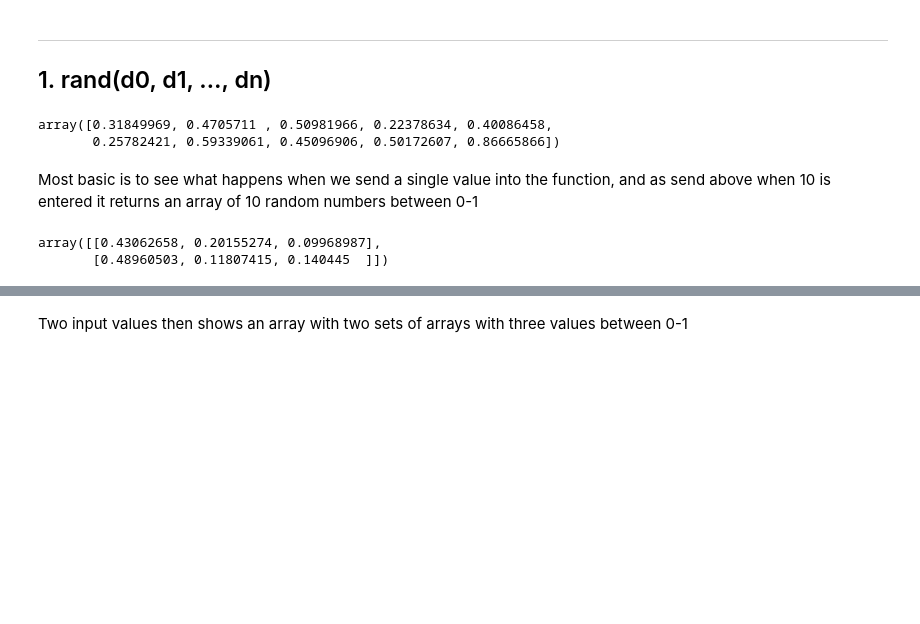
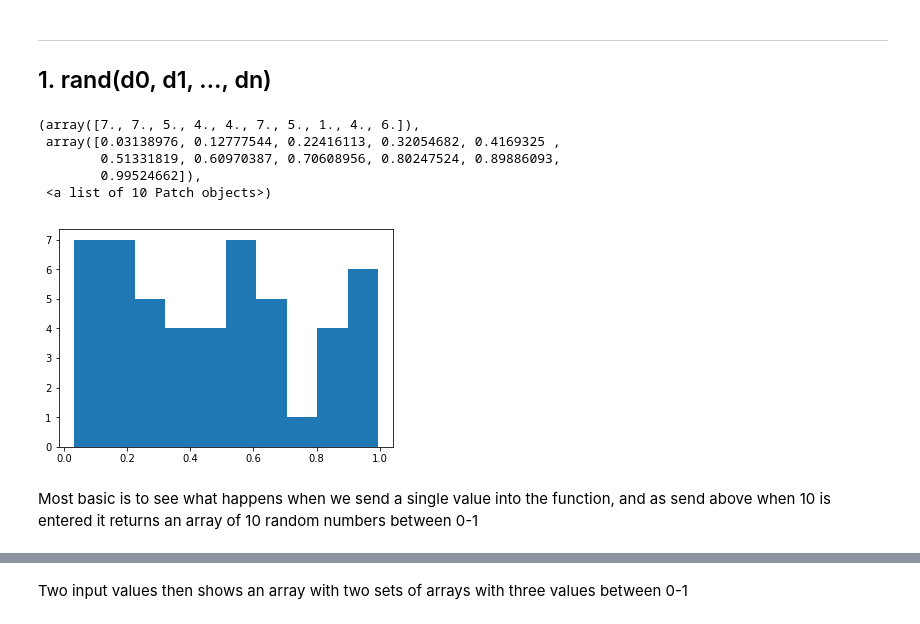
Before and after one commit to EoinStankard/DataAnalysis_Numpy_Assignment, a Jupyter notebook: Numpy-random-assignment.ipynb, the cells around one changed output, grey strips where cells are left out. Saved outputs shown, nothing was run; the diff lists cells and outputs as text; code cells hidden in the pictures; blank space fills up the shorter version.

Commit message:
Added some plots

```diff
--- a/Numpy-random-assignment.ipynb
+++ b/Numpy-random-assignment.ipynb
@@ -39,15 +39,18 @@ In this section i am going to pick a few of the functions and try to explain the
 # %%
 import numpy as np
 import matplotlib.pyplot as plt
-# %%
-np.random.rand(10)
-# %% [output]
-array([0.31849969, 0.4705711 , 0.50981966, 0.22378634, 0.40086458,
-       0.25782421, 0.59339061, 0.45096906, 0.50172607, 0.86665866])
+# %%
+x = np.random.rand(50)
+# %%
+plt.hist(x)
+# %% [output]
+(array([7., 7., 5., 4., 4., 7., 5., 1., 4., 6.]),
+ array([0.03138976, 0.12777544, 0.22416113, 0.32054682, 0.4169325 ,
+        0.51331819, 0.60970387, 0.70608956, 0.80247524, 0.89886093,
+        0.99524662]),
+ <a list of 10 Patch objects>)
+[figure, added]
 # %% [markdown]
 Most basic is to see what happens when we send a single value into the function, and as send above when 10 is entered it returns an array of 10 random numbers between 0-1
 # %%
-np.random.rand(2,3)
+x1 = np.random.rand(3,3)
-# %% [output]
-array([[0.43062658, 0.20155274, 0.09968987],
-       [0.48960503, 0.11807415, 0.140445  ]])
```
Also changed, not shown: parts of 31 cells of this notebook.
